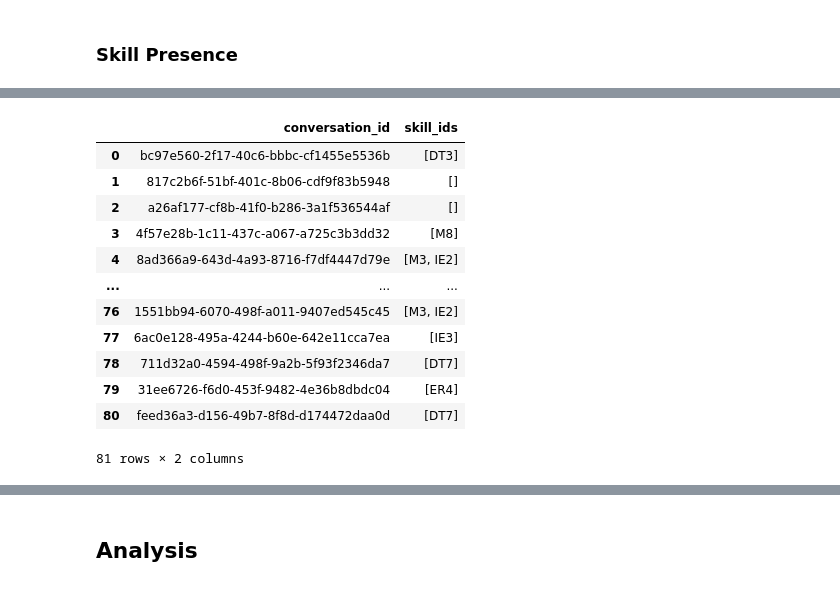
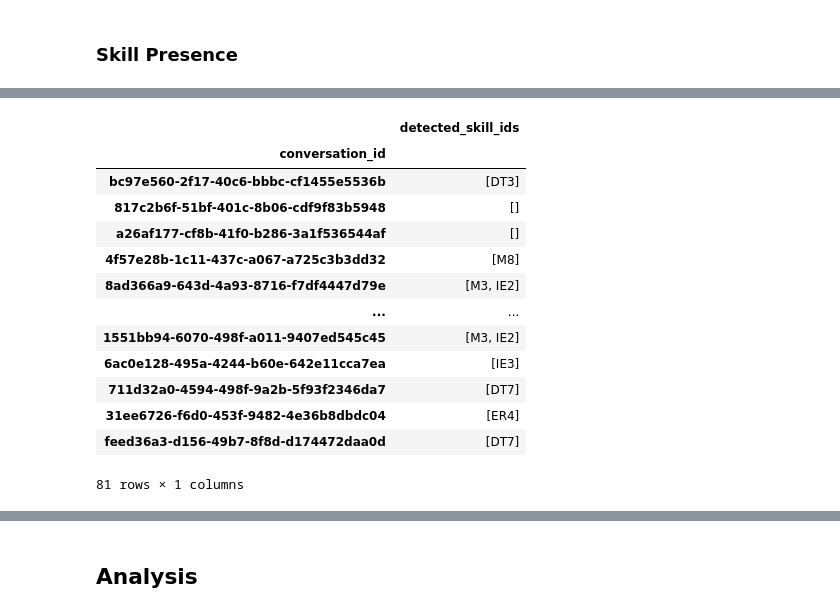
Before and after one commit to hecerinc/dbt-llm, a Jupyter notebook: src/Complete Pipeline.ipynb, the cells around one changed output, grey strips where cells are left out. Cells and saved outputs as stored; diff of their text form; code cells hidden in the pictures.

Commit message:
fixed ground truth skill labels, more work on processing skills

```diff
--- a/src/Complete Pipeline.ipynb
+++ b/src/Complete Pipeline.ipynb
@@ -138,21 +139,30 @@ skill_presence_results_dict
   'result': ['DT7']}]
 # %%
 # converting json dataset from dictionary to dataframe
-skill_presence_results_df = pd.DataFrame.from_records(skill_presence_results_dict)
-skill_presence_results_df.drop('evaluation_name', axis=1, inplace=True)
-skill_presence_results_df.rename({'result': 'skill_ids'}, axis=1, inplace=True)
+skill_presence_results_df = pd.DataFrame.from_records(
+    skill_presence_results_dict
+).set_index('conversation_id'
+).drop(
+    'evaluation_name',
+    axis=1,
+).rename(
+    {'result': 'detected_skill_ids'},
+    axis=1,
+)
+
 skill_presence_results_df
 # %% [output]
-|  | conversation_id | skill_ids |
-| 0 | bc97e560-2f17-40c6-bbbc-cf1455e5536b | [DT3] |
-| 1 | 817c2b6f-51bf-401c-8b06-cdf9f83b5948 | [] |
-| 2 | a26af177-cf8b-41f0-b286-3a1f536544af | [] |
-| 3 | 4f57e28b-1c11-437c-a067-a725c3b3dd32 | [M8] |
-| 4 | 8ad366a9-643d-4a93-8716-f7df4447d79e | [M3, IE2] |
-| ... | ... | ... |
-| 76 | 1551bb94-6070-498f-a011-9407ed545c45 | [M3, IE2] |
-| 77 | 6ac0e128-495a-4244-b60e-642e11cca7ea | [IE3] |
-| 78 | 711d32a0-4594-498f-9a2b-5f93f2346da7 | [DT7] |
-| 79 | 31ee6726-f6d0-453f-9482-4e36b8dbdc04 | [ER4] |
-| 80 | feed36a3-d156-49b7-8f8d-d174472daa0d | [DT7] |
+|  | detected_skill_ids |
+| conversation_id |  |
+| bc97e560-2f17-40c6-bbbc-cf1455e5536b | [DT3] |
+| 817c2b6f-51bf-401c-8b06-cdf9f83b5948 | [] |
+| a26af177-cf8b-41f0-b286-3a1f536544af | [] |
+| 4f57e28b-1c11-437c-a067-a725c3b3dd32 | [M8] |
+| 8ad366a9-643d-4a93-8716-f7df4447d79e | [M3, IE2] |
+| ... | ... |
+| 1551bb94-6070-498f-a011-9407ed545c45 | [M3, IE2] |
+| 6ac0e128-495a-4244-b60e-642e11cca7ea | [IE3] |
+| 711d32a0-4594-498f-9a2b-5f93f2346da7 | [DT7] |
+| 31ee6726-f6d0-453f-9482-4e36b8dbdc04 | [ER4] |
+| feed36a3-d156-49b7-8f8d-d174472daa0d | [DT7] |
-81 rows × 2 columns
+81 rows × 1 columns
```
Also changed, not shown: parts of 2 cells of this notebook, 2 other files.
